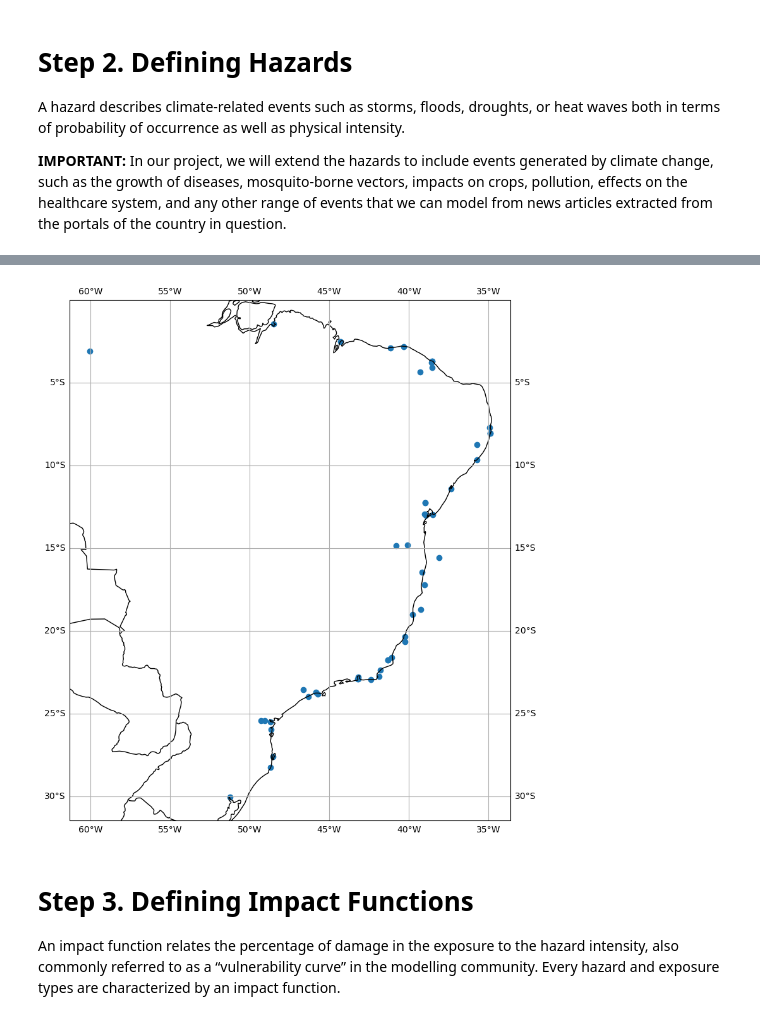
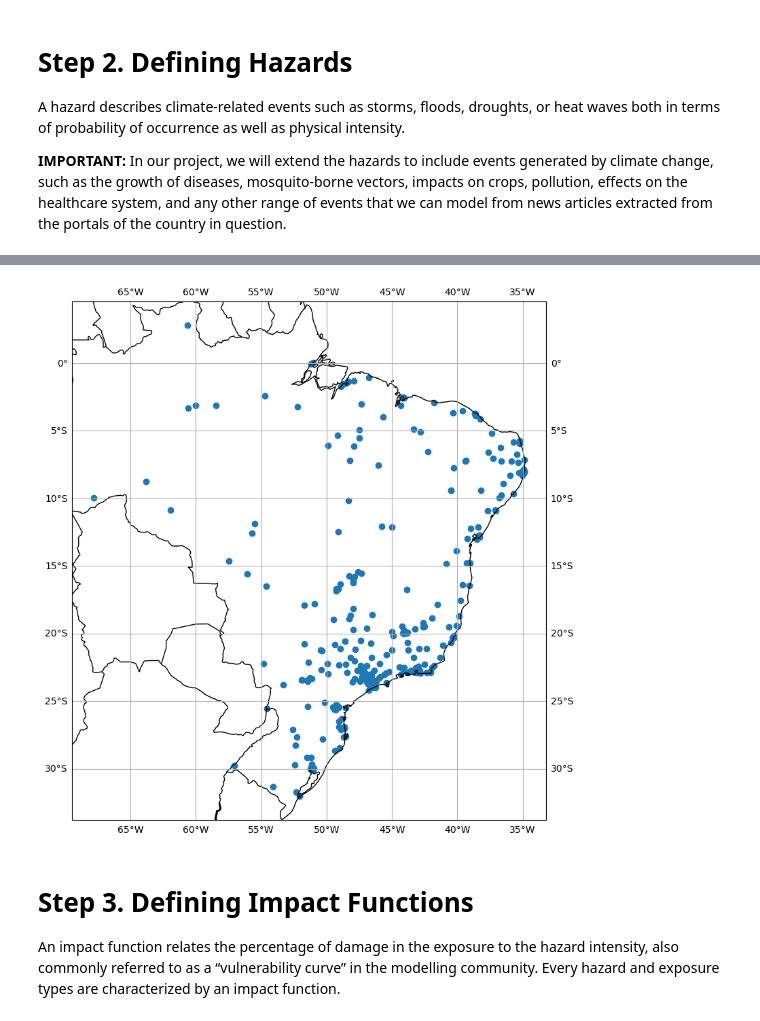
Before and after one commit to Labic-ICMC-USP/CLIMADA-BR, a Jupyter notebook: doc/tutorial/TUTORIAL_BASE_CLIMADA_BR.ipynb, the cells around one changed output, grey strips where cells are left out. Drawn from its saved outputs; the diff is of its cells as text; code cells hidden in the pictures.

```diff
--- a/doc/tutorial/TUTORIAL_BASE_CLIMADA_BR.ipynb
+++ b/doc/tutorial/TUTORIAL_BASE_CLIMADA_BR.ipynb
@@ -6,17 +20,14 @@ Exposure describes the set of assets, people, livelihoods, infrastructures, etc.
 Using LitPop Exposures:
 https://climada-python.readthedocs.io/en/stable/tutorial/climada_entity_LitPop.html
 # %%
+import warnings
+warnings.filterwarnings('ignore') # Makes the results cleaner
+
 %matplotlib inline
 from climada.climadaBR import *
 
-climadabr = ClimadaBR()
-
 # For this cell to work we need the gpw-v4-population-count-rev11_2020_30_sec_tif foulder.
-# You can find out more about it in the LitPop tutorial. After downloading, you can copy it to the system
-#  directory or to your preferred repository.
-# If you are using gpw-v4-population-count-rev11_2020_30_sec_tif (NASA) in the climada system directory
-# "SYSTEM_DIR" you don't need any aditional arguments, but if it is in another directory you can include
-# the path by adding the argument: Path("/path/to/your/directory/").
-# For example: climadabr.DefineExposures(['BRA'], 300, 'income_group', Path("/content/Climada_Workspace/climada_python/climada/data/"))
-climadabr.DefineExposures(['BRA'], 300, 'income_group')
+# You can find out more about it in the LitPop tutorial. After downloading, you need to copy it to the system
+# directory.
+climadabr = ClimadaBR(None, None)
 # %% [output]
@@ -47,7 +70,7 @@ A hazard describes climate-related events such as storms, floods, droughts, or h
 # %%
-climadabr.DefineRandomHazards()
+climadabr.Plot_Haz_Centroids()
 # %% [output]
-[figure, old version]
+[figure, new version]
 # %% [markdown]
 # Step 3. Defining Impact Functions
 
```
Also changed, not shown: parts of 9 cells of this notebook, 15 other files.
